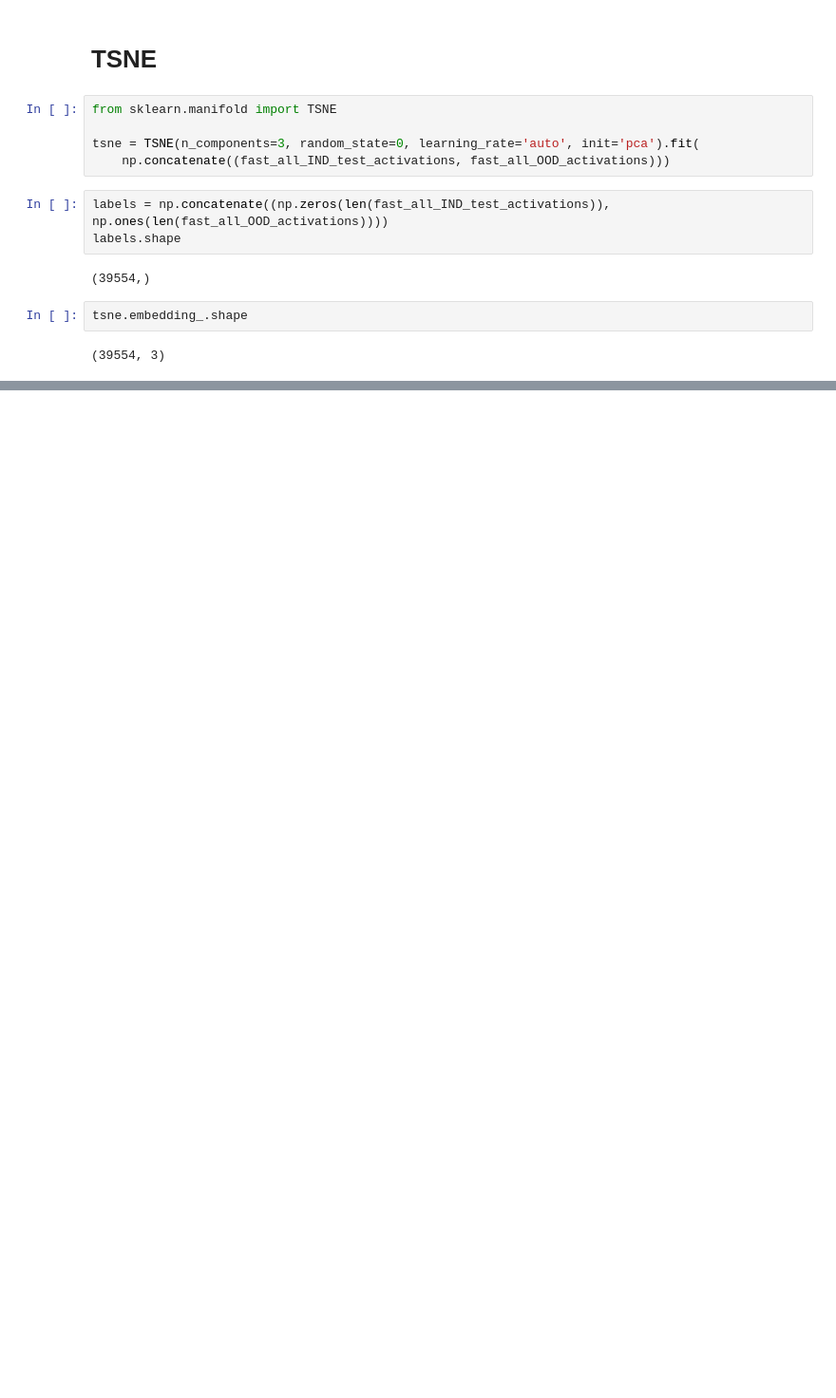
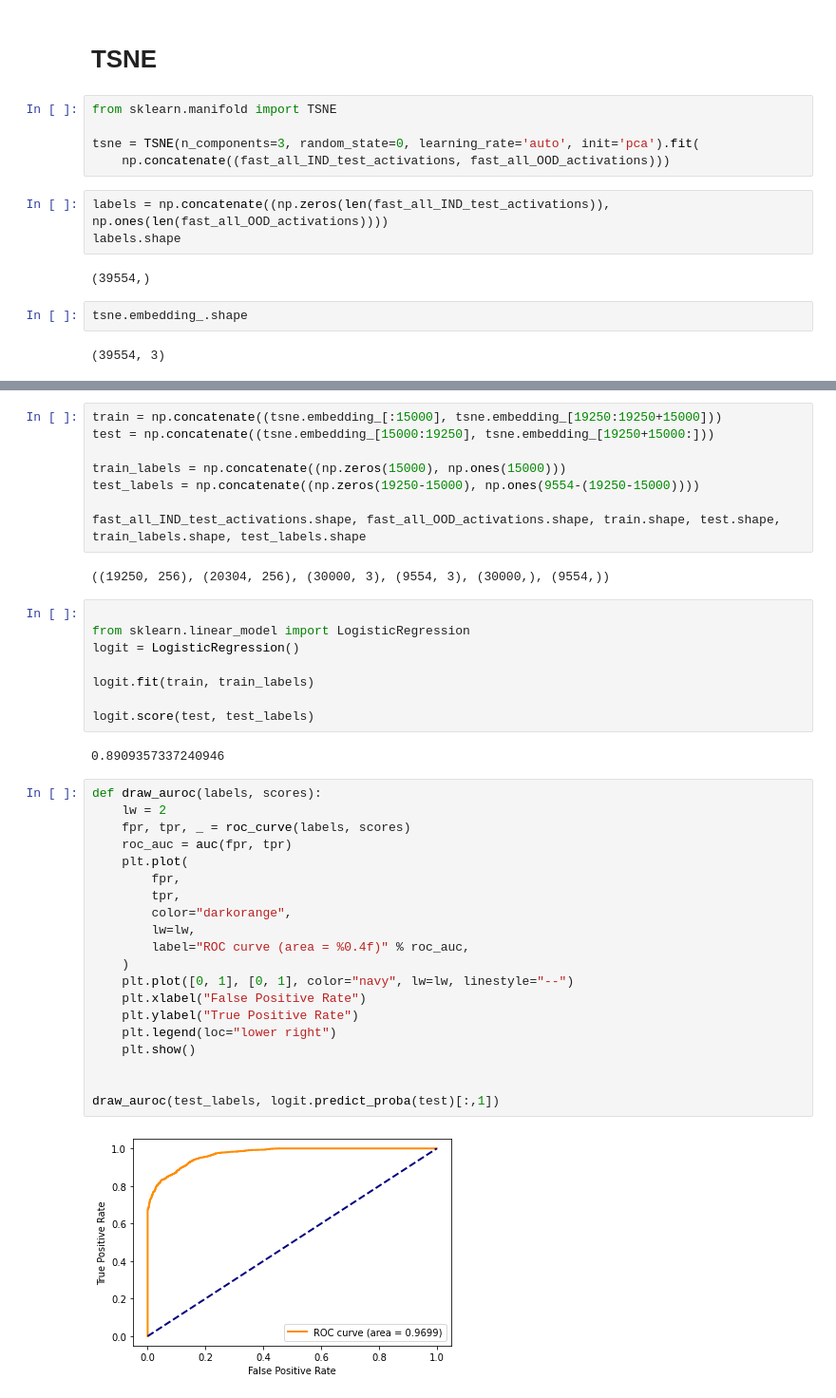
Before and after one commit to kristjanr/dat-sci-master-thesis, a Jupyter notebook: ood/kmeans_tsne.ipynb, the cells around one changed output, grey strips where cells are left out. Shown at 95% size. Cells and saved outputs as stored; diff of their text form; blank space fills up the shorter version.

```diff
--- a/ood/kmeans_tsne.ipynb
+++ b/ood/kmeans_tsne.ipynb
@@ -373,0 +364,42 @@ plot_3d(tsne.embedding_, labels, 'tSNE 3D plot')
+# %%
+train = np.concatenate((tsne.embedding_[:15000], tsne.embedding_[19250:19250+15000]))
+test = np.concatenate((tsne.embedding_[15000:19250], tsne.embedding_[19250+15000:]))
+
+train_labels = np.concatenate((np.zeros(15000), np.ones(15000)))
+test_labels = np.concatenate((np.zeros(19250-15000), np.ones(9554-(19250-15000))))
+
+fast_all_IND_test_activations.shape, fast_all_OOD_activations.shape, train.shape, test.shape, train_labels.shape, test_labels.shape
+# %% [output]
+((19250, 256), (20304, 256), (30000, 3), (9554, 3), (30000,), (9554,))
+# %%
+
+from sklearn.linear_model import LogisticRegression
+logit = LogisticRegression()
+
+logit.fit(train, train_labels)
+
+logit.score(test, test_labels)
+# %% [output]
+0.8909357337240946
+# %%
+def draw_auroc(labels, scores):
+    lw = 2
+    fpr, tpr, _ = roc_curve(labels, scores)
+    roc_auc = auc(fpr, tpr)
+    plt.plot(
+        fpr,
+        tpr,
+        color="darkorange",
+        lw=lw,
+        label="ROC curve (area = %0.4f)" % roc_auc,
+    )
+    plt.plot([0, 1], [0, 1], color="navy", lw=lw, linestyle="--")
+    plt.xlabel("False Positive Rate")
+    plt.ylabel("True Positive Rate")
+    plt.legend(loc="lower right")
+    plt.show()
+
+
+draw_auroc(test_labels, logit.predict_proba(test)[:,1])
+# %% [output]
+[figure, added]
```
Also changed, not shown: parts of 10 cells of this notebook, 1 other file.
